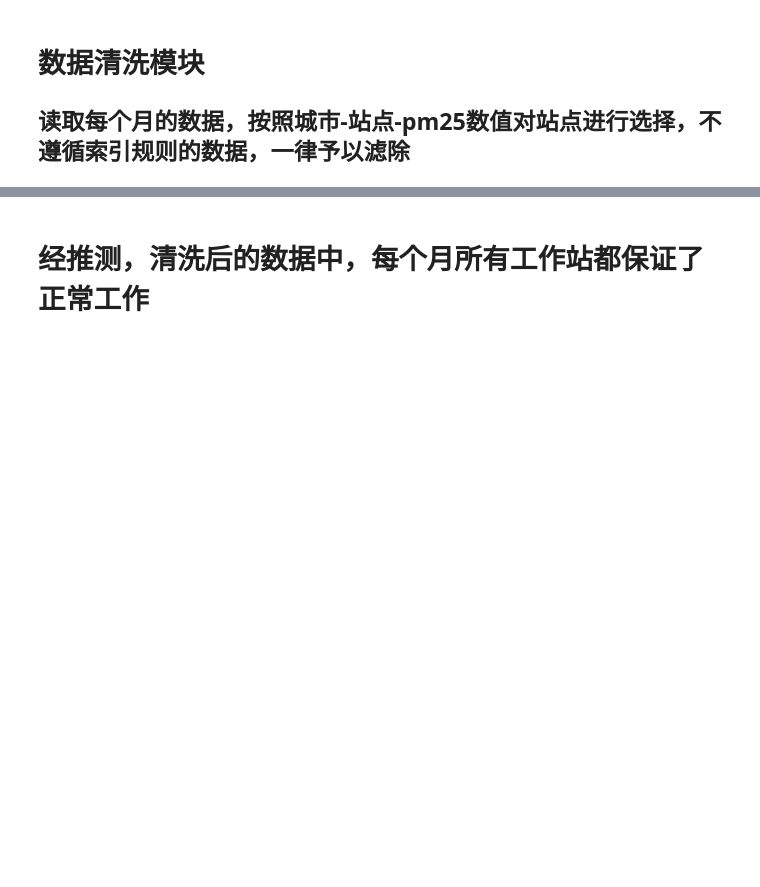
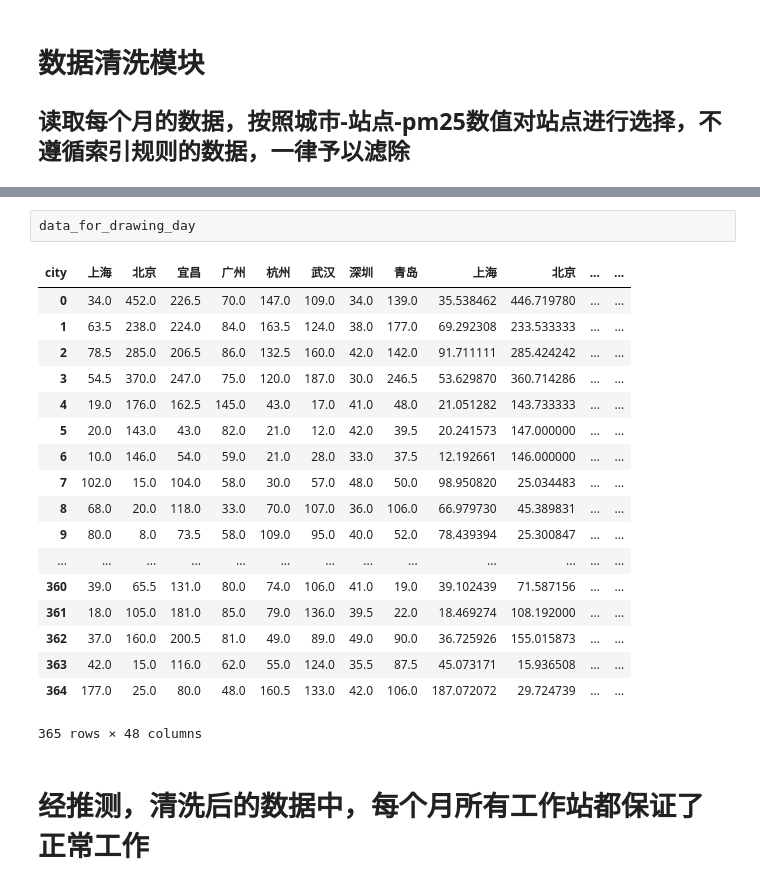
Before and after one commit to bowenli0416/AC-test, a Jupyter notebook: air_condition.ipynb, the cells around one changed output, grey strips where cells are left out. Cells and saved outputs as stored; diff of their text form; blank space fills up the shorter version.

```diff
--- a/air_condition.ipynb
+++ b/air_condition.ipynb
@@ -217,6 +224,27 @@ data_for_drawing_day = city_stat('day')[0]#这行语句用来绘制图像
 data_for_drawing_year = city_stat('month')[0]
 
 stacked_data_for_drawing_data = city_stat('day')[1]
+# %%
+data_for_drawing_day
+# %% [output]
+| city | 上海 | 北京 | 宜昌 | 广州 | 杭州 | 武汉 | 深圳 | 青岛 | 上海 | 北京 | ... | ... |
+| 0 | 34.0 | 452.0 | 226.5 | 70.0 | 147.0 | 109.0 | 34.0 | 139.0 | 35.538462 | 446.719780 | ... | ... |
+| 1 | 63.5 | 238.0 | 224.0 | 84.0 | 163.5 | 124.0 | 38.0 | 177.0 | 69.292308 | 233.533333 | ... | ... |
+| 2 | 78.5 | 285.0 | 206.5 | 86.0 | 132.5 | 160.0 | 42.0 | 142.0 | 91.711111 | 285.424242 | ... | ... |
+| 3 | 54.5 | 370.0 | 247.0 | 75.0 | 120.0 | 187.0 | 30.0 | 246.5 | 53.629870 | 360.714286 | ... | ... |
+| 4 | 19.0 | 176.0 | 162.5 | 145.0 | 43.0 | 17.0 | 41.0 | 48.0 | 21.051282 | 143.733333 | ... | ... |
+| 5 | 20.0 | 143.0 | 43.0 | 82.0 | 21.0 | 12.0 | 42.0 | 39.5 | 20.241573 | 147.000000 | ... | ... |
+| 6 | 10.0 | 146.0 | 54.0 | 59.0 | 21.0 | 28.0 | 33.0 | 37.5 | 12.192661 | 146.000000 | ... | ... |
+| 7 | 102.0 | 15.0 | 104.0 | 58.0 | 30.0 | 57.0 | 48.0 | 50.0 | 98.950820 | 25.034483 | ... | ... |
+| 8 | 68.0 | 20.0 | 118.0 | 33.0 | 70.0 | 107.0 | 36.0 | 106.0 | 66.979730 | 45.389831 | ... | ... |
+| 9 | 80.0 | 8.0 | 73.5 | 58.0 | 109.0 | 95.0 | 40.0 | 52.0 | 78.439394 | 25.300847 | ... | ... |
+| ... | ... | ... | ... | ... | ... | ... | ... | ... | ... | ... | ... | ... |
+| 360 | 39.0 | 65.5 | 131.0 | 80.0 | 74.0 | 106.0 | 41.0 | 19.0 | 39.102439 | 71.587156 | ... | ... |
+| 361 | 18.0 | 105.0 | 181.0 | 85.0 | 79.0 | 136.0 | 39.5 | 22.0 | 18.469274 | 108.192000 | ... | ... |
+| 362 | 37.0 | 160.0 | 200.5 | 81.0 | 49.0 | 89.0 | 49.0 | 90.0 | 36.725926 | 155.015873 | ... | ... |
+| 363 | 42.0 | 15.0 | 116.0 | 62.0 | 55.0 | 124.0 | 35.5 | 87.5 | 45.073171 | 15.936508 | ... | ... |
+| 364 | 177.0 | 25.0 | 80.0 | 48.0 | 160.5 | 133.0 | 42.0 | 106.0 | 187.072072 | 29.724739 | ... | ... |
+365 rows × 48 columns
 # %% [markdown]
 # 经推测，清洗后的数据中，每个月所有工作站都保证了正常工作
 # %%
```
Also changed, not shown: parts of 4 cells of this notebook.
